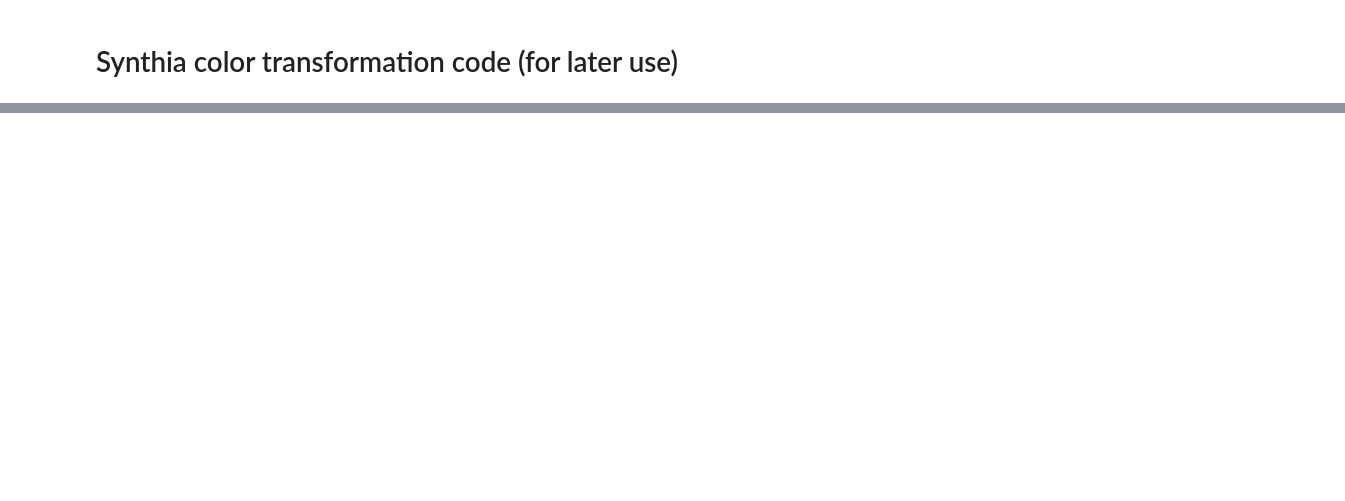
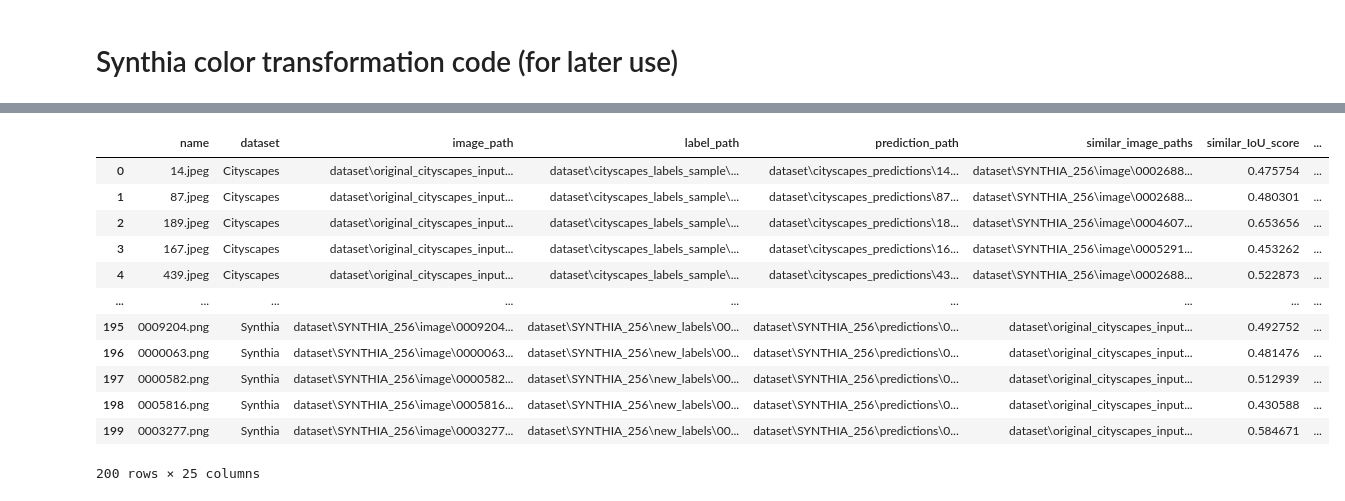
Before and after one commit to SihanZhu22/Graduation-project-domain-shift-image-2-image, a Jupyter notebook: jupyter/5.5-Generate DataFrame for front-end.ipynb, the cells around one changed output, grey strips where cells are left out. Drawn from its saved outputs; the diff is of its cells as text; code cells hidden in the pictures; blank space fills up the shorter version.

Commit message:
made example data for the system

```diff
--- a/jupyter/5.5-Generate DataFrame for front-end.ipynb
+++ b/jupyter/5.5-Generate DataFrame for front-end.ipynb
@@ -209,0 +867,2 @@ def transform_masks_synthia(labels):
+# %%
+activations_tsne_embedding_reshaped = np.reshape(activations_tsne_embedding,(200,256,2))
@@ -209,0 +878,18 @@ def transform_masks_synthia(labels):
+# %%
+# activation_df
+df_full["bottleneck_activations_embedding"] = activations_tsne_embedding_reshaped.tolist()
+
+# overall_iou
+df_full["overall_iou"] = combined_overall_iou
+
+# iou by class
+iou_class_df = pd.DataFrame(combined_iou_by_class,columns = ["other_iou","road_iou","sidewalk_iou","vegetation_iou","sky_iou","car_iou"])
+df_full = pd.concat((df_full,iou_class_df),axis=1)
+# %%
+df_full["prediction_path"] = prediction_paths
+# %%
+df_rearrange = df_full[['name','dataset', 'image_path', 'label_path','prediction_path', 'similar_image_paths','similar_IoU_score',
+                       'other_ratio', 'road_ratio', 'sidewalk_ratio','vegetation_ratio', 'sky_ratio', 'car_ratio',
+                       'simple_tsne_1','simple_tsne_2', 'meaningful_tsne_1', 'meaningful_tsne_2',
+       'bottleneck_activations_embedding', 'overall_iou', 'other_iou',
+       'road_iou', 'sidewalk_iou', 'vegetation_iou', 'sky_iou', 'car_iou']]
@@ -209,0 +907,16 @@ def transform_masks_synthia(labels):
+# %%
+df_rearrange
+# %% [output]
+|  | name | dataset | image_path | label_path | prediction_path | similar_image_paths | similar_IoU_score | ... |
+| 0 | 14.jpeg | Cityscapes | dataset\original_cityscapes_input... | dataset\cityscapes_labels_sample\... | dataset\cityscapes_predictions\14... | dataset\SYNTHIA_256\image\0002688... | 0.475754 | ... |
+| 1 | 87.jpeg | Cityscapes | dataset\original_cityscapes_input... | dataset\cityscapes_labels_sample\... | dataset\cityscapes_predictions\87... | dataset\SYNTHIA_256\image\0002688... | 0.480301 | ... |
+| 2 | 189.jpeg | Cityscapes | dataset\original_cityscapes_input... | dataset\cityscapes_labels_sample\... | dataset\cityscapes_predictions\18... | dataset\SYNTHIA_256\image\0004607... | 0.653656 | ... |
+| 3 | 167.jpeg | Cityscapes | dataset\original_cityscapes_input... | dataset\cityscapes_labels_sample\... | dataset\cityscapes_predictions\16... | dataset\SYNTHIA_256\image\0005291... | 0.453262 | ... |
+| 4 | 439.jpeg | Cityscapes | dataset\original_cityscapes_input... | dataset\cityscapes_labels_sample\... | dataset\cityscapes_predictions\43... | dataset\SYNTHIA_256\image\0002688... | 0.522873 | ... |
+| ... | ... | ... | ... | ... | ... | ... | ... | ... |
+| 195 | 0009204.png | Synthia | dataset\SYNTHIA_256\image\0009204... | dataset\SYNTHIA_256\new_labels\00... | dataset\SYNTHIA_256\predictions\0... | dataset\original_cityscapes_input... | 0.492752 | ... |
+| 196 | 0000063.png | Synthia | dataset\SYNTHIA_256\image\0000063... | dataset\SYNTHIA_256\new_labels\00... | dataset\SYNTHIA_256\predictions\0... | dataset\original_cityscapes_input... | 0.481476 | ... |
+| 197 | 0000582.png | Synthia | dataset\SYNTHIA_256\image\0000582... | dataset\SYNTHIA_256\new_labels\00... | dataset\SYNTHIA_256\predictions\0... | dataset\original_cityscapes_input... | 0.512939 | ... |
+| 198 | 0005816.png | Synthia | dataset\SYNTHIA_256\image\0005816... | dataset\SYNTHIA_256\new_labels\00... | dataset\SYNTHIA_256\predictions\0... | dataset\original_cityscapes_input... | 0.430588 | ... |
+| 199 | 0003277.png | Synthia | dataset\SYNTHIA_256\image\0003277... | dataset\SYNTHIA_256\new_labels\00... | dataset\SYNTHIA_256\predictions\0... | dataset\original_cityscapes_input... | 0.584671 | ... |
+200 rows × 25 columns
```
Also changed, not shown: parts of 90 cells of this notebook, 1 other file.
